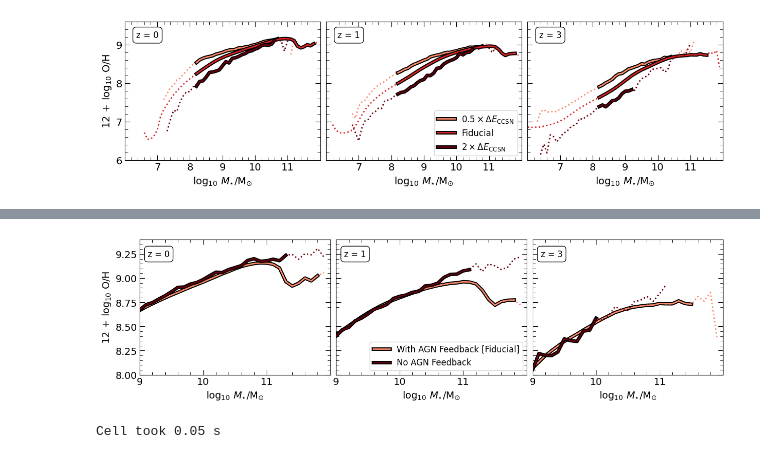
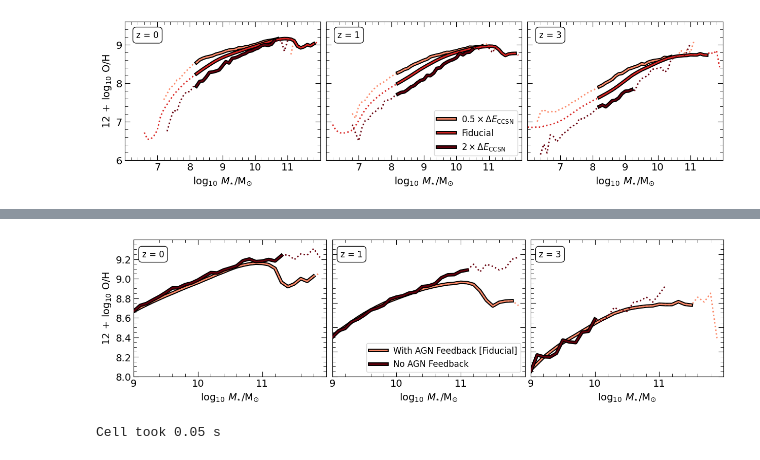
Before and after one commit to psharda/colibre_mzr_sharda26, a Jupyter notebook: plotting_scripts.ipynb, the cells around one changed output, grey strips where cells are left out. Saved outputs shown, nothing was run; the diff lists cells and outputs as text; code cells hidden in the pictures.

```diff
--- a/plotting_scripts.ipynb
+++ b/plotting_scripts.ipynb
@@ -1319,10 +1373,12 @@ for idx, snap in enumerate(snaps):
     ax[j].set_xlabel(r'$\log_{10}\,M_{\star}/\rm{M_{\odot}}$', fontsize=fontsize)
     if j==0:
         ax[j].set_ylabel(r'$12\,+\,\log_{10}\,\rm{O/H}$', fontsize=fontsize)
+        ax[j].set_yticks([8, 8.2, 8.4, 8.6, 8.8, 9.0, 9.2])
+        ax[j].set_yticklabels(['8.0', '8.2', '8.4', '8.6', '8.8', '9.0', '9.2'])
     else:
         ax[j].set_yticklabels([])
 
 ax[1].legend(loc='lower right', fontsize=fontsize-2)
-#f.savefig('Figure13.pdf', bbox_inches='tight')
+#f.savefig('Figure14.pdf', bbox_inches='tight')
 print(f"Cell took {time.time() - _tstart:.2f} s")
 # %% [output]
@@ -1330,4 +1386,4 @@ Cell took 0.05 s
-[figure, old version]
+[figure, new version]
 # %%
 _tstart = time.time()
 f, ax = plt.subplots(1,3, figsize=(15, 3.5), gridspec_kw = {'wspace':0.03, 'hspace':0.0})
```
Also changed, not shown: parts of 7 cells of this notebook, 2 other files.
